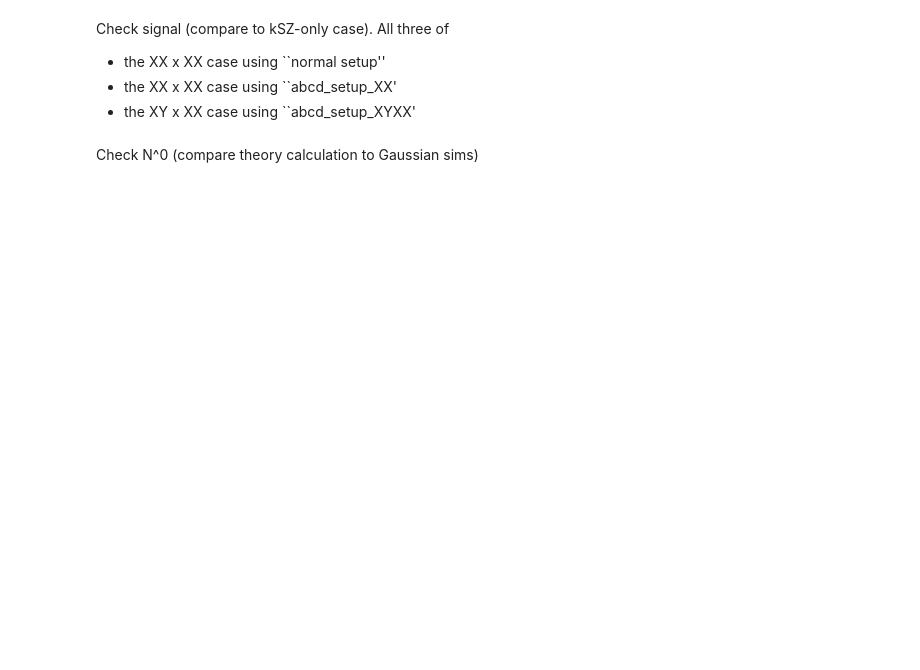
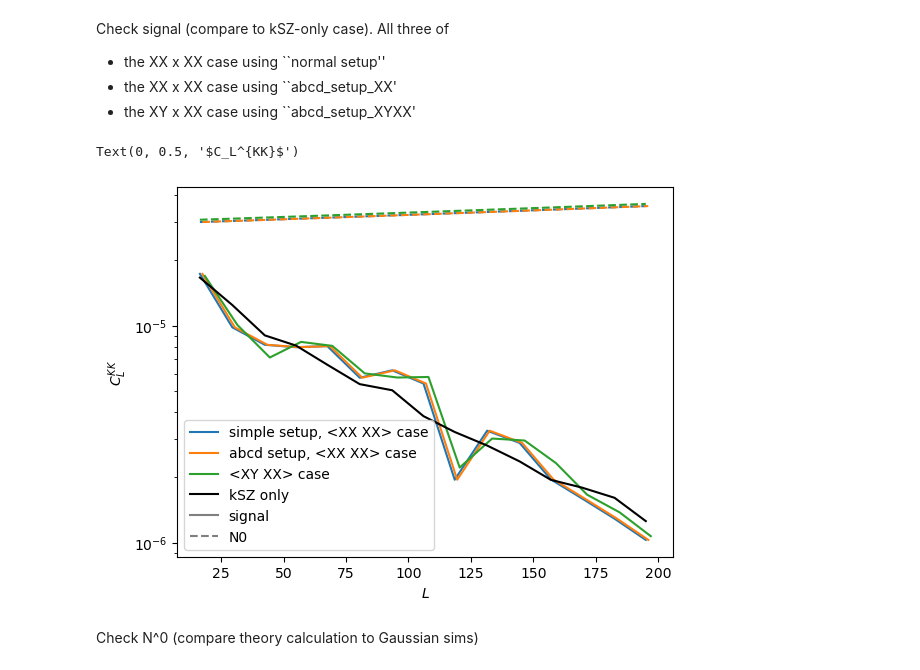
Before and after one commit to simonsobs/ksz4, a Jupyter notebook: examples/test_general_estimator.ipynb, the cells around one changed output. Cells and saved outputs as stored; diff of their text form; code cells hidden in the pictures; blank space fills up the shorter version.

```diff
--- a/examples/test_general_estimator.ipynb
+++ b/examples/test_general_estimator.ipynb
@@ -227,7 +210,7 @@ setup dictionaries to estimate (normalised) `K`. Then use `alm2cl` to get $C_L^{
 Note that these quadratic estimator functions operate on *filtered maps*. The setup dictionaries also contain the filter functions.
 # %%
 #do ksz only
-Xf_ksz = simple_setup["filter"](ksz_alm.copy()),
+Xf_ksz = simple_setup["filter"](ksz_alm.copy())
 assert np.allclose(abcd_setup_XX["filter_A"](ksz_alm.copy()), Xf_ksz)
 if rank==0:
     print("rank 0 doing ksz only")
@@ -297,7 +280,7 @@ for isim in range(nsim):
     cl_dict["tcl_XY"].append(
         curvedsky.alm2cl(X,Y))
     Xf, Yf = abcd_setup_XX["filter_A"](X), abcd_setup_XYXX["filter_B"](Y)
-    assert np.allclose(Xf, normal_setup["filter"](X))
+    assert np.allclose(Xf, simple_setup["filter"](X))
 
     ksz_alm_gaussian = curvedsky.rand_alm(cl_rksz, seed=isim*(10*nsim)+3)
     X_gaussian = cmb_alm_unlensed + noise_alm_X + ksz_alm_gaussian
@@ -396,29 +389,32 @@ Check signal (compare to kSZ-only case). All three of
 # %%
 %matplotlib inline
 
 fig,ax=plt.subplots()
 
 cl_KK_XX = cl_dict["KK_XX"].mean(axis=0)  -  binner(simple_setup["N0_K"])
 cl_KK_abcd_XX = cl_dict["KK_abcd_XX"].mean(axis=0) - binner(abcd_setup_XX["N0_ABCD_K"])
 cl_KK_XYXX = cl_dict["KK_XYXX"].mean(axis=0) - binner(abcd_setup_XYXX["N0_ABCD_K"])
 
 cl_KK_kszonly = cl_KK_XX_kszonly - binner(N0_XX_kszonly)
 
 ax.plot(binner.bin_mids, cl_KK_XX, label="simple setup, <XX XX> case", color="C0")
-ax.plot(binner.bin_mids, binner(normal_setup["N0_K"]), '--', color="C0")
+ax.plot(binner.bin_mids, binner(simple_setup["N0_K"]), '--', color="C0")
 ax.plot(1+binner.bin_mids, cl_KK_abcd_XX, label="abcd setup, <XX XX> case", color="C1")
 ax.plot(1+binner.bin_mids, binner(abcd_setup_XX["N0_ABCD_K"]), '--', color="C1")
 ax.plot(2+binner.bin_mids, cl_KK_XYXX, label="<XY XX> case", color="C2")
 ax.plot(binner.bin_mids, binner(abcd_setup_XYXX["N0_ABCD_K"]), '--', color="C2")
 ax.plot(binner.bin_mids, cl_KK_kszonly, label="kSZ only", color="k")
 ax.plot([],[],"k-", alpha=0.5, label="signal")
 ax.plot([],[],"k--",alpha=0.5, label="N0")
 
 ax.legend()
 
 ax.set_yscale('log')
 ax.set_xlabel(r"$L$")
 ax.set_ylabel(r"$C_L^{KK}$")
+# %% [output]
+Text(0, 0.5, '$C_L^{KK}$')
+[figure, added]
 # %% [markdown]
 Check N^0 (compare theory calculation to Gaussian sims)
 # %%
```
Also changed, not shown: parts of 10 cells of this notebook, 7 other files.
